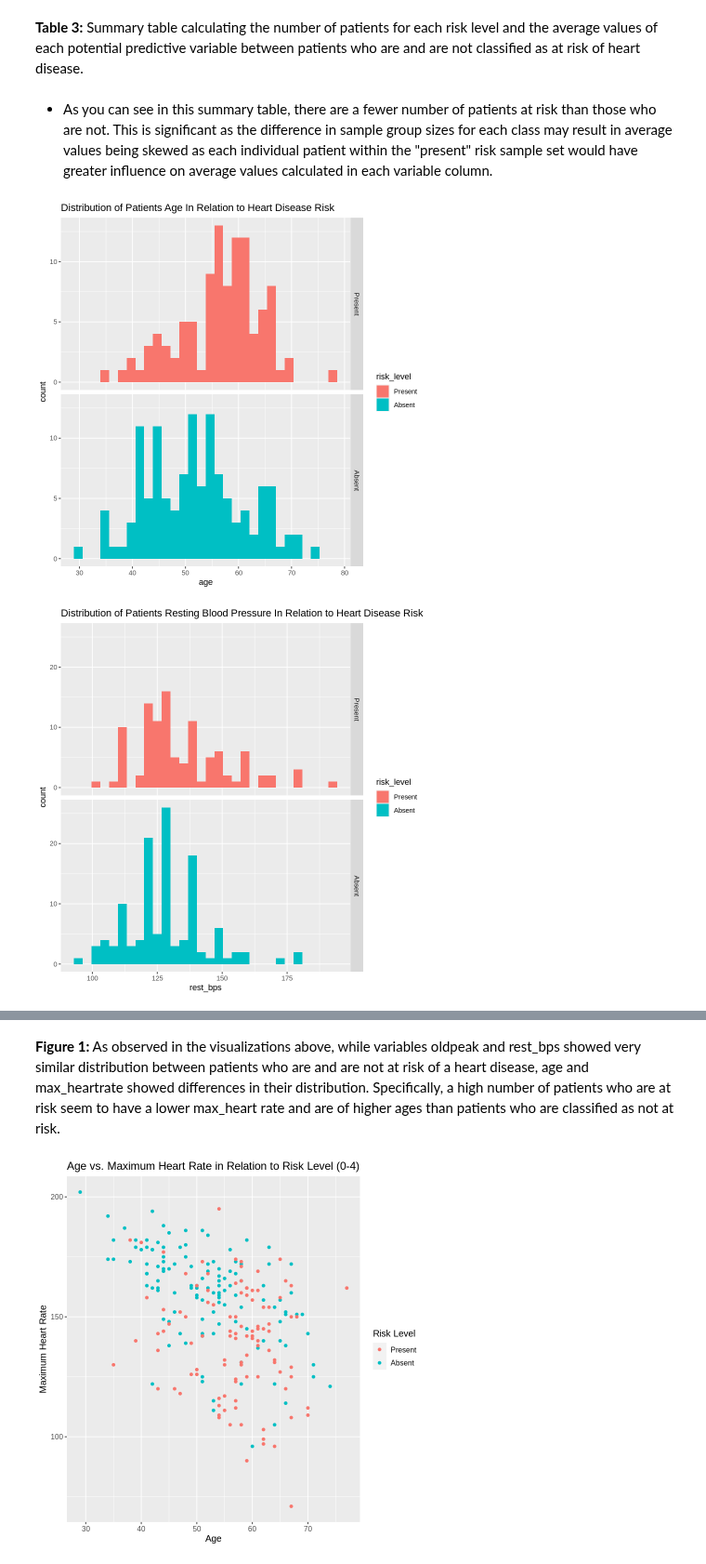
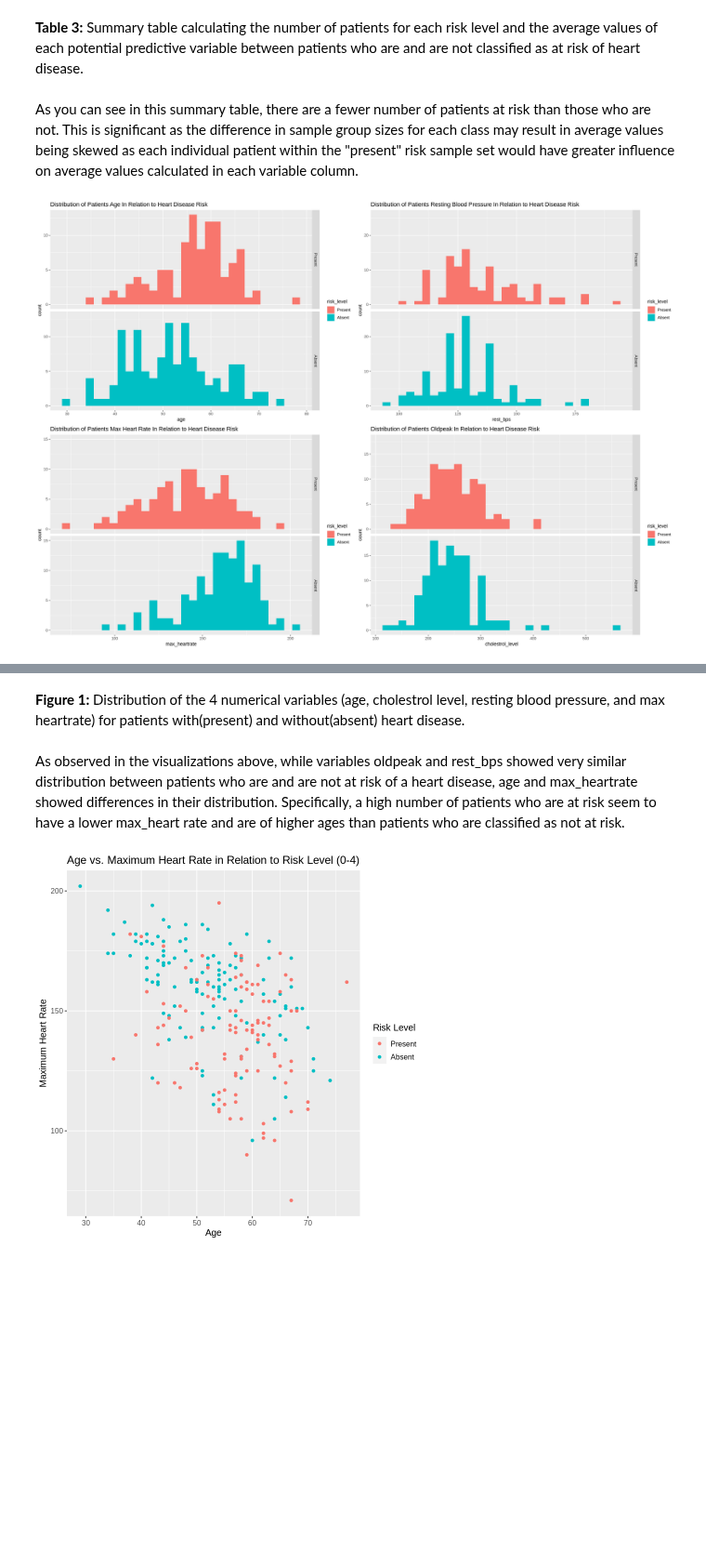
Before and after one commit to samdang03/DSCI-100_2022w2-Group-006, a Jupyter notebook: DCSI100-Final Project Report.ipynb, the cells around one changed output, grey strips where cells are left out. Shown at 93% size. Cells and saved outputs as stored; diff of their text form; code cells hidden in the pictures; blank space fills up the shorter version.

```diff
--- a/DCSI100-Final Project Report.ipynb
+++ b/DCSI100-Final Project Report.ipynb
@@ -176,35 +178,37 @@ A tibble: 2 × 6
 # %% [markdown]
 **Table 3:** Summary table calculating the number of patients for each risk level and the average values of each potential predictive variable between patients who are and are not classified as at risk of heart disease.
 # %% [markdown]
-- As you can see in this summary table, there are a fewer number of patients at risk than those who are not. This is significant as the difference in sample group sizes for each class may result in average values being skewed as each individual patient within the "present" risk sample set would have greater influence on average values calculated in each variable column.
+As you can see in this summary table, there are a fewer number of patients at risk than those who are not. This is significant as the difference in sample group sizes for each class may result in average values being skewed as each individual patient within the "present" risk sample set would have greater influence on average values calculated in each variable column.
 # %%
+options(repr.plot.width=20, repr.plot.height=14)
 predictor_age <- cleveland_train |>
             ggplot(aes(age, fill = risk_level)) +
             geom_histogram(bins=30) +
             facet_grid(rows = vars(risk_level))+
             ggtitle("Distribution of Patients Age In Relation to Heart Disease Risk")
-predictor_age
+
 
 predictor_rest_bps<-cleveland_train |>
             ggplot(aes(rest_bps, fill = risk_level)) +
             geom_histogram(bins=30) +
             facet_grid(rows = vars(risk_level)) +
             ggtitle("Distribution of Patients Resting Blood Pressure In Relation to Heart Disease Risk")
-predictor_rest_bps
+
 
 predictor_max_heartrate<-cleveland_train |>
             ggplot(aes(max_heartrate, fill = risk_level)) +
             geom_histogram(bins=30) +
             facet_grid(rows = vars(risk_level)) +
             ggtitle("Distribution of Patients Max Heart Rate In Relation to Heart Disease Risk")
-predictor_max_heartrate
+
 
 predictor_oldpeak<-cleveland_train |>
             ggplot(aes(cholestrol_level, fill = risk_level)) +
             geom_histogram(bins=30) +
             facet_grid(rows = vars(risk_level)) +
             ggtitle("Distribution of Patients Oldpeak In Relation to Heart Disease Risk")
-predictor_oldpeak
+
+
+plot_grid(predictor_age, predictor_rest_bps, predictor_max_heartrate, predictor_oldpeak)
 # %% [output]
-[figure, old version]
+[figure, new version]
-[figure, removed]
@@ -213,5 +215,7 @@ predictor_oldpeak
 # %% [markdown]
-**Figure 1:** As observed in the visualizations above, while variables oldpeak and rest_bps showed very similar distribution between patients who are and are not at risk of a heart disease, age and max_heartrate showed differences in their distribution. Specifically, a high number of patients who are at risk seem to have a lower max_heart rate and are of higher ages than patients who are classified as not at risk.
+**Figure 1:** Distribution of the 4 numerical variables (age, cholestrol level, resting blood pressure, and max heartrate) for patients with(present) and without(absent) heart disease.
+# %% [markdown]
+As observed in the visualizations above, while variables oldpeak and rest_bps showed very similar distribution between patients who are and are not at risk of a heart disease, age and max_heartrate showed differences in their distribution. Specifically, a high number of patients who are at risk seem to have a lower max_heart rate and are of higher ages than patients who are classified as not at risk.
 # %%
 age_heartrate_plot_1 <- cleveland_train |>
                         ggplot(aes(x = age, y = max_heartrate, color=risk_level)) +
```
Also changed, not shown: parts of 10 cells of this notebook.
